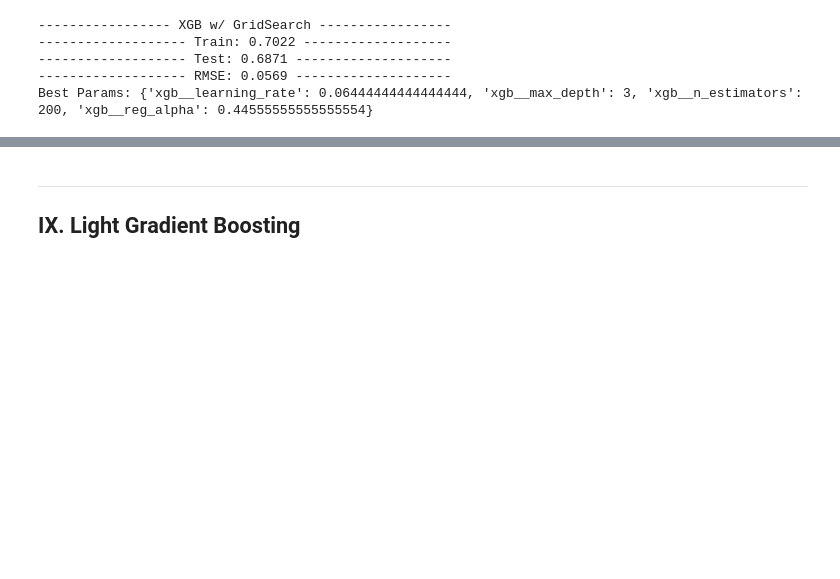
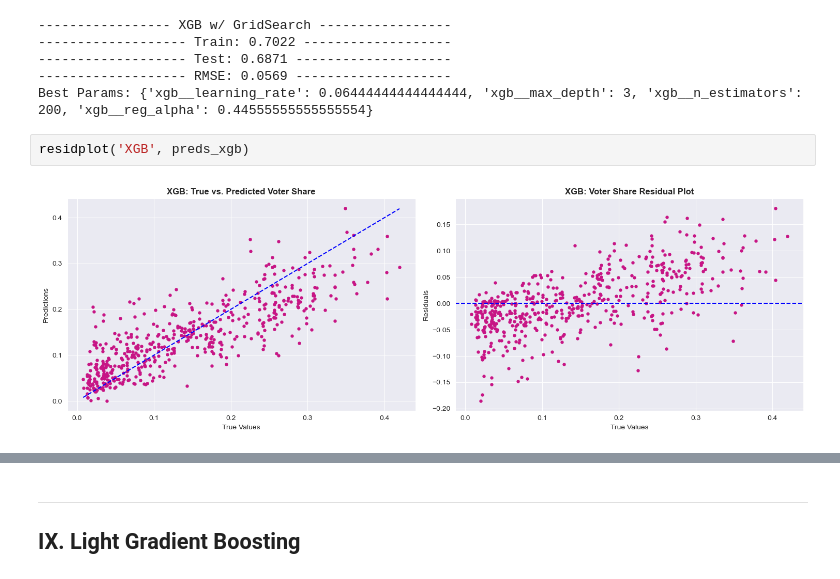
Before and after one commit to farahmalik11/DSI508_Capstone, a Jupyter notebook: code/05_Data_Modeling_II.ipynb, the cells around one changed output, grey strips where cells are left out. Cells and saved outputs as stored; diff of their text form; blank space fills up the shorter version.

```diff
--- a/code/05_Data_Modeling_II.ipynb
+++ b/code/05_Data_Modeling_II.ipynb
@@ -975,3 +975,7 @@ print('Best Params:', gs_xgb.best_params_)
 ------------------- Test: 0.6871 --------------------
 ------------------- RMSE: 0.0569 --------------------
 Best Params: {'xgb__learning_rate': 0.06444444444444444, 'xgb__max_depth': 3, 'xgb__n_estimators': 200, 'xgb__reg_alpha': 0.44555555555555554}
+# %%
+residplot('XGB', preds_xgb)
+# %% [output]
+[figure, added]
```
Also changed, not shown: parts of 13 cells of this notebook, 10 other files.
